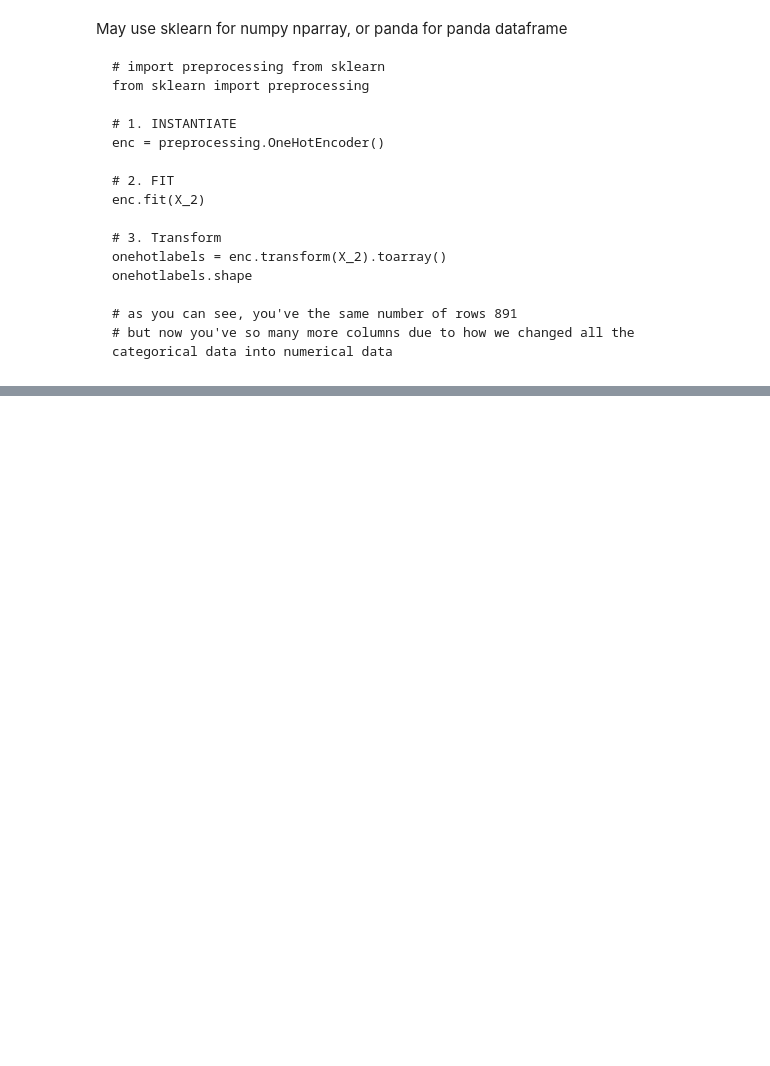
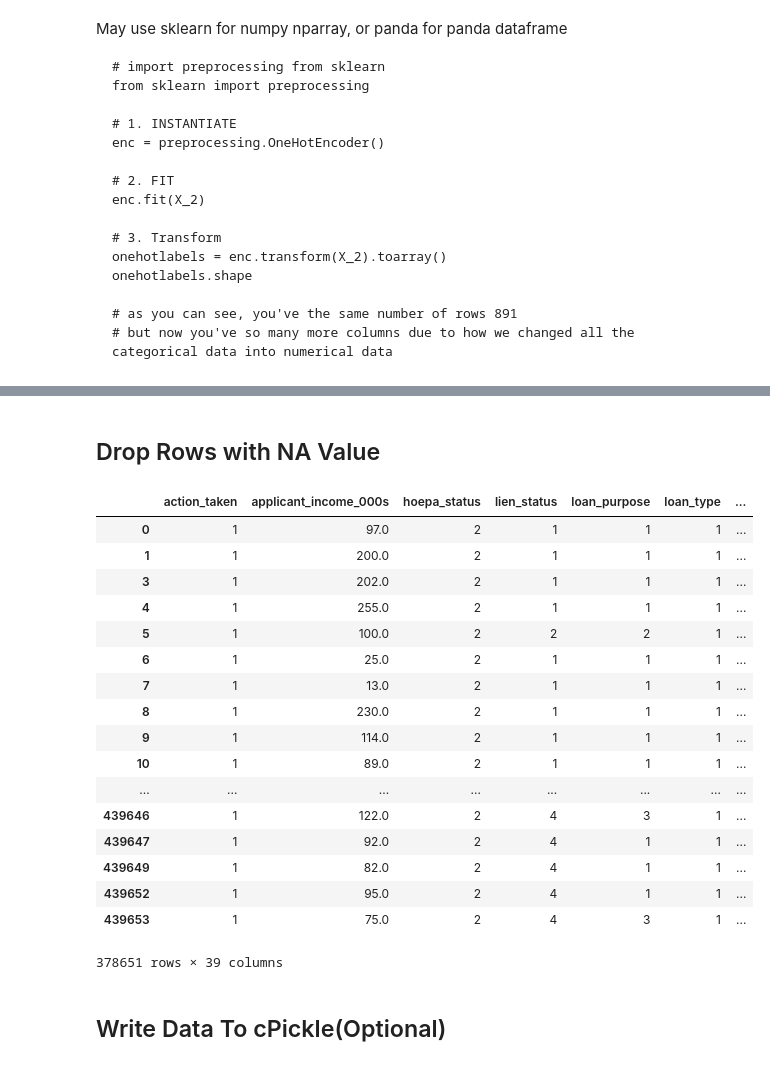
Before and after one commit to melindadevins/ai-loan-analysis, a Jupyter notebook: process_data.ipynb, the cells around one changed output, grey strips where cells are left out. Saved outputs shown, nothing was run; the diff lists cells and outputs as text; code cells hidden in the pictures; blank space fills up the shorter version.

Commit message:
add drop rows with NA and dump file

```diff
--- a/process_data.ipynb
+++ b/process_data.ipynb
@@ -728 +723,28 @@ pd.get_dummies(data=df, columns=one_hot_column)
 439654 rows × 39 columns
+# %% [markdown]
+## Drop Rows with NA Value
+# %%
+df_clean = df[~np.isnan(df).any(axis=1)]   ##only ~8k rows remain here
+df_onlyIncome_clean = df[~np.isnan(df['applicant_income_000s'])]  ## ~380k rows here
+pd.get_dummies(data=df_income_clean, columns=one_hot_column)
+# %% [output]
+|  | action_taken | applicant_income_000s | hoepa_status | lien_status | loan_purpose | loan_type | ... |
+| 0 | 1 | 97.0 | 2 | 1 | 1 | 1 | ... |
+| 1 | 1 | 200.0 | 2 | 1 | 1 | 1 | ... |
+| 3 | 1 | 202.0 | 2 | 1 | 1 | 1 | ... |
+| 4 | 1 | 255.0 | 2 | 1 | 1 | 1 | ... |
+| 5 | 1 | 100.0 | 2 | 2 | 2 | 1 | ... |
+| 6 | 1 | 25.0 | 2 | 1 | 1 | 1 | ... |
+| 7 | 1 | 13.0 | 2 | 1 | 1 | 1 | ... |
+| 8 | 1 | 230.0 | 2 | 1 | 1 | 1 | ... |
+| 9 | 1 | 114.0 | 2 | 1 | 1 | 1 | ... |
+| 10 | 1 | 89.0 | 2 | 1 | 1 | 1 | ... |
+| ... | ... | ... | ... | ... | ... | ... | ... |
+| 439646 | 1 | 122.0 | 2 | 4 | 3 | 1 | ... |
+| 439647 | 1 | 92.0 | 2 | 4 | 1 | 1 | ... |
+| 439649 | 1 | 82.0 | 2 | 4 | 1 | 1 | ... |
+| 439652 | 1 | 95.0 | 2 | 4 | 1 | 1 | ... |
+| 439653 | 1 | 75.0 | 2 | 4 | 3 | 1 | ... |
+378651 rows × 39 columns
+# %% [markdown]
+## Write Data To cPickle(Optional)
```
Also changed, not shown: parts of 8 cells of this notebook, 2 other files.
